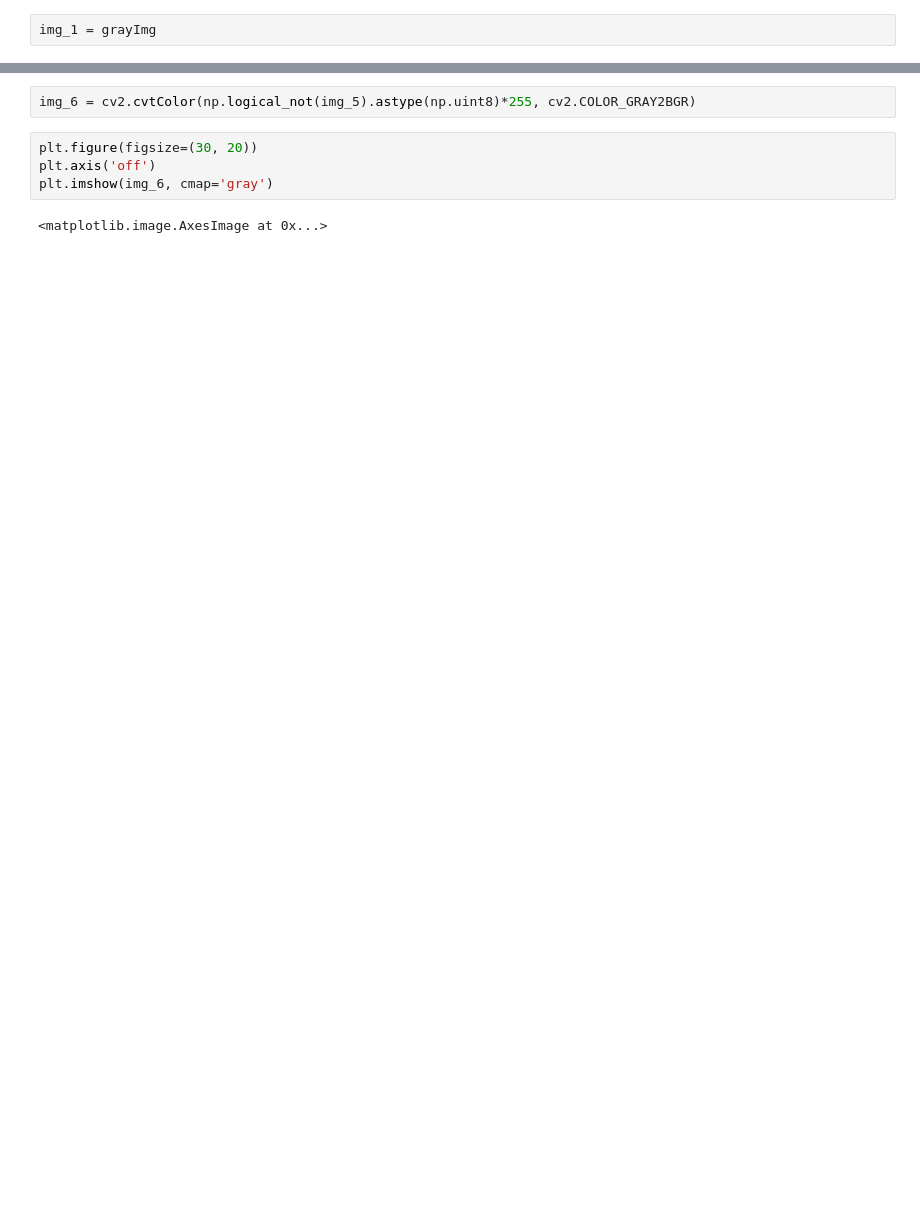
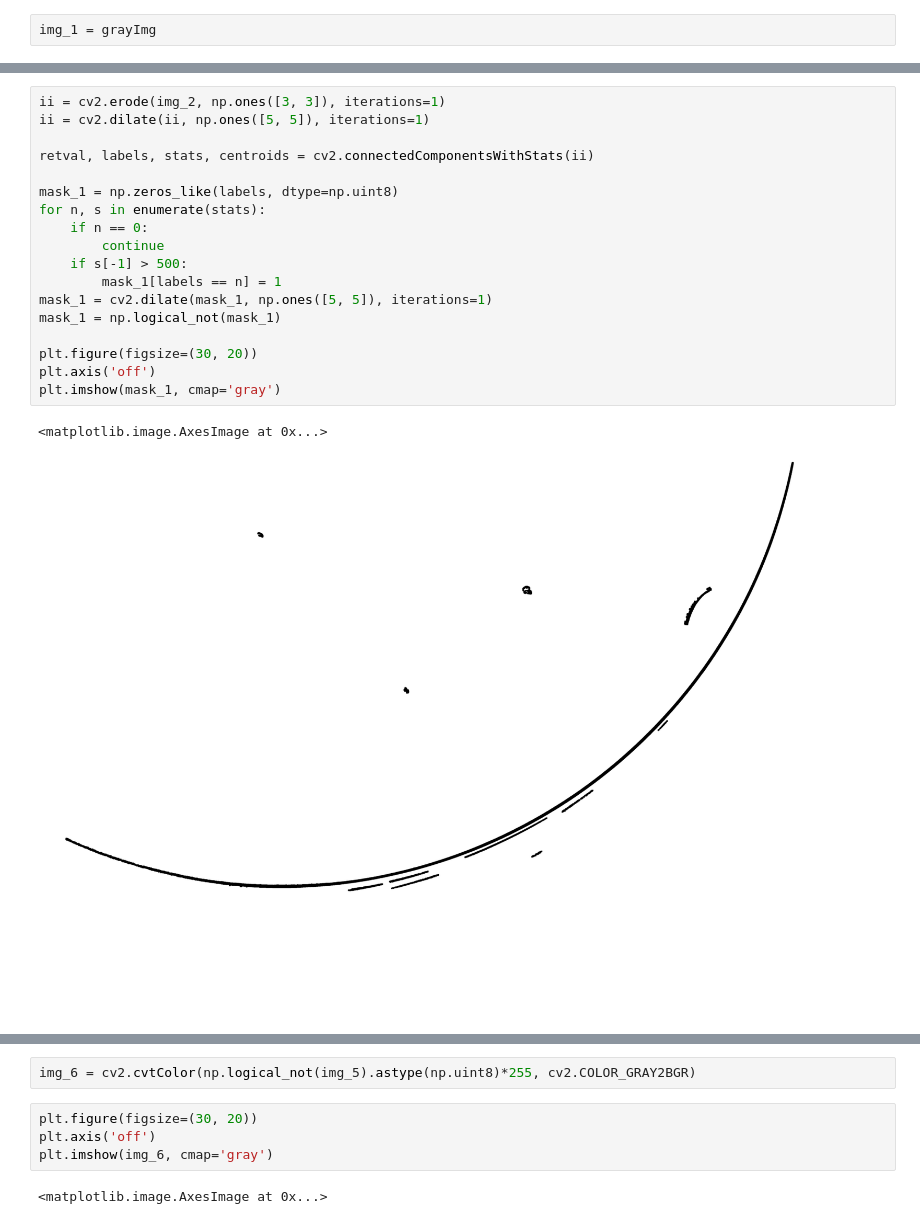
Before and after one commit to randy8642/ImageProcessing_HW1_BarcodeBeadsDetection, a Jupyter notebook: main.ipynb, the cells around one changed output, grey strips where cells are left out. Saved outputs shown, nothing was run; the diff lists cells and outputs as text; blank space fills up the shorter version.

```diff
--- a/main.ipynb
+++ b/main.ipynb
@@ -39,0 +31,21 @@ img_3 = cv2.erode(img_2, np.ones([5, 5]))
+# %%
+ii = cv2.erode(img_2, np.ones([3, 3]), iterations=1)
+ii = cv2.dilate(ii, np.ones([5, 5]), iterations=1)
+
+retval, labels, stats, centroids = cv2.connectedComponentsWithStats(ii)
+
+mask_1 = np.zeros_like(labels, dtype=np.uint8)
+for n, s in enumerate(stats):
+    if n == 0:
+        continue
+    if s[-1] > 500:
+        mask_1[labels == n] = 1
+mask_1 = cv2.dilate(mask_1, np.ones([5, 5]), iterations=1)
+mask_1 = np.logical_not(mask_1)
+
+plt.figure(figsize=(30, 20))
+plt.axis('off')
+plt.imshow(mask_1, cmap='gray')
+# %% [output]
+<matplotlib.image.AxesImage at 0x...>
+[figure, added]
```
Also changed, not shown: parts of 21 cells of this notebook, 18 other files.
